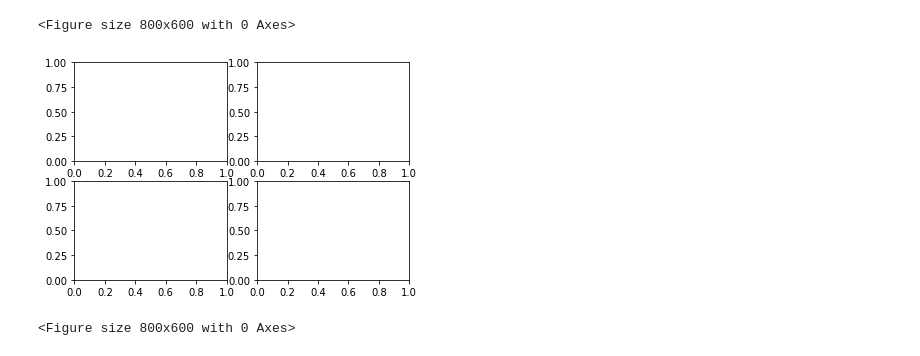
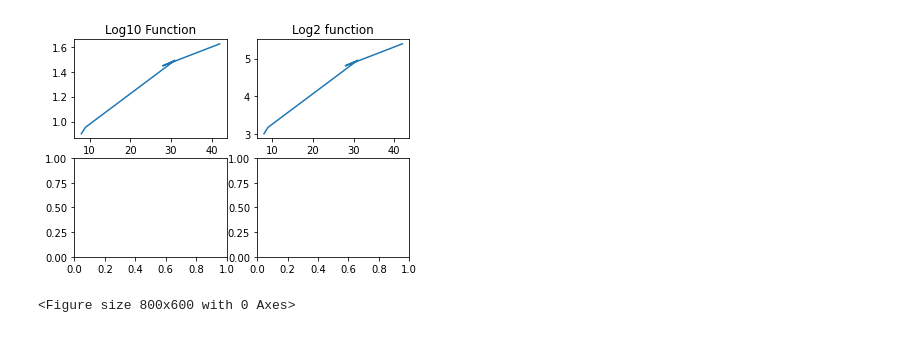
Before and after one commit to saileshchauhan/PythonLibrary, a Jupyter notebook: MatPlotLib/MatPlotLib/12_LineGraph_MorethanOnePlot.ipynb, the cells around one changed output. Drawn from its saved outputs; the diff is of its cells as text; code cells hidden in the pictures.

```diff
--- a/MatPlotLib/MatPlotLib/12_LineGraph_MorethanOnePlot.ipynb
+++ b/MatPlotLib/MatPlotLib/12_LineGraph_MorethanOnePlot.ipynb
@@ -17,11 +17,13 @@ Y1_Axis=np.log10(X_Axis)
 Y2_Axis=np.log2(X_Axis)
 Y3_Axis=np.log(X_Axis)
 # %%
-axis=plt.subplots(2,2)
+figure,axis=plt.subplots(2,2)
 plt.figure(figsize=(8,6),dpi=100)
 axis[0,0].plot(X_Axis,Y1_Axis)
 axis[0, 0].set_title("Log10 Function")
+axis[0,1].plot(X_Axis,Y2_Axis)
+axis[0,1].set_title('Log2 function')
+plt.show()
 # %% [output]
+[figure, new version]
 <Figure size 800x600 with 0 Axes>
-[figure, old version]
-<Figure size 800x600 with 0 Axes>
```
Also changed, not shown: 1 other file.
